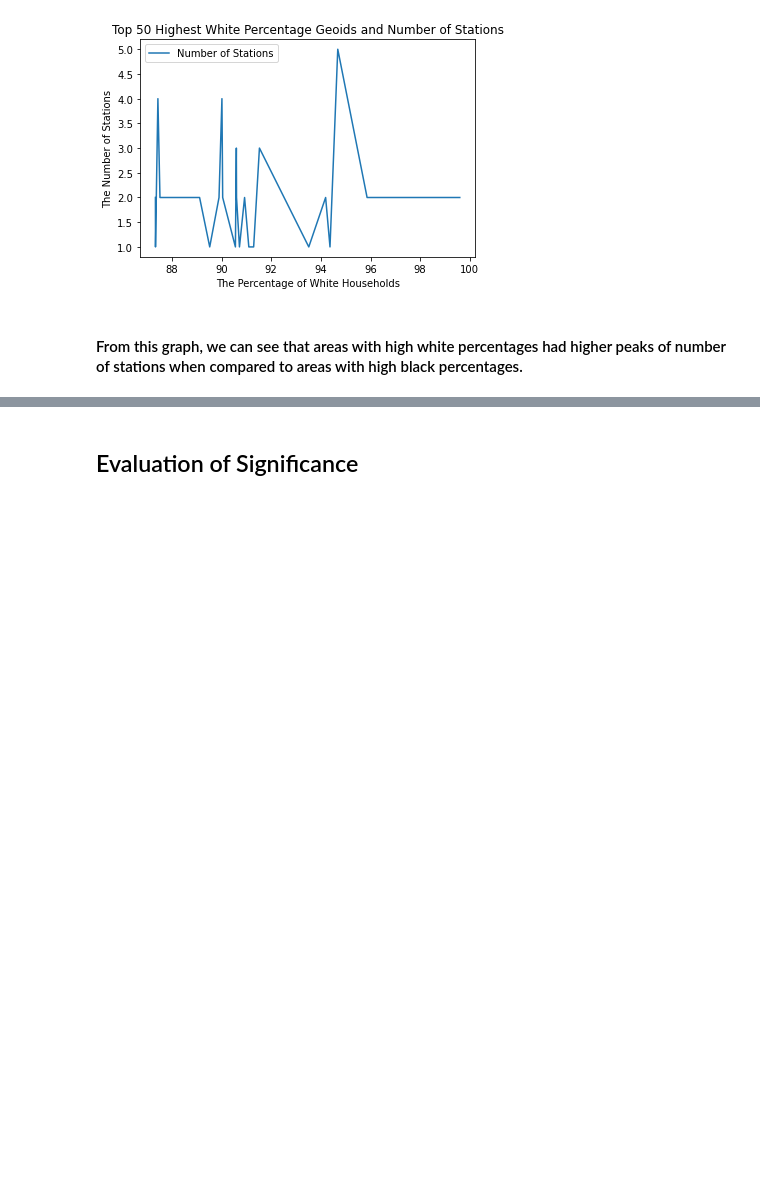
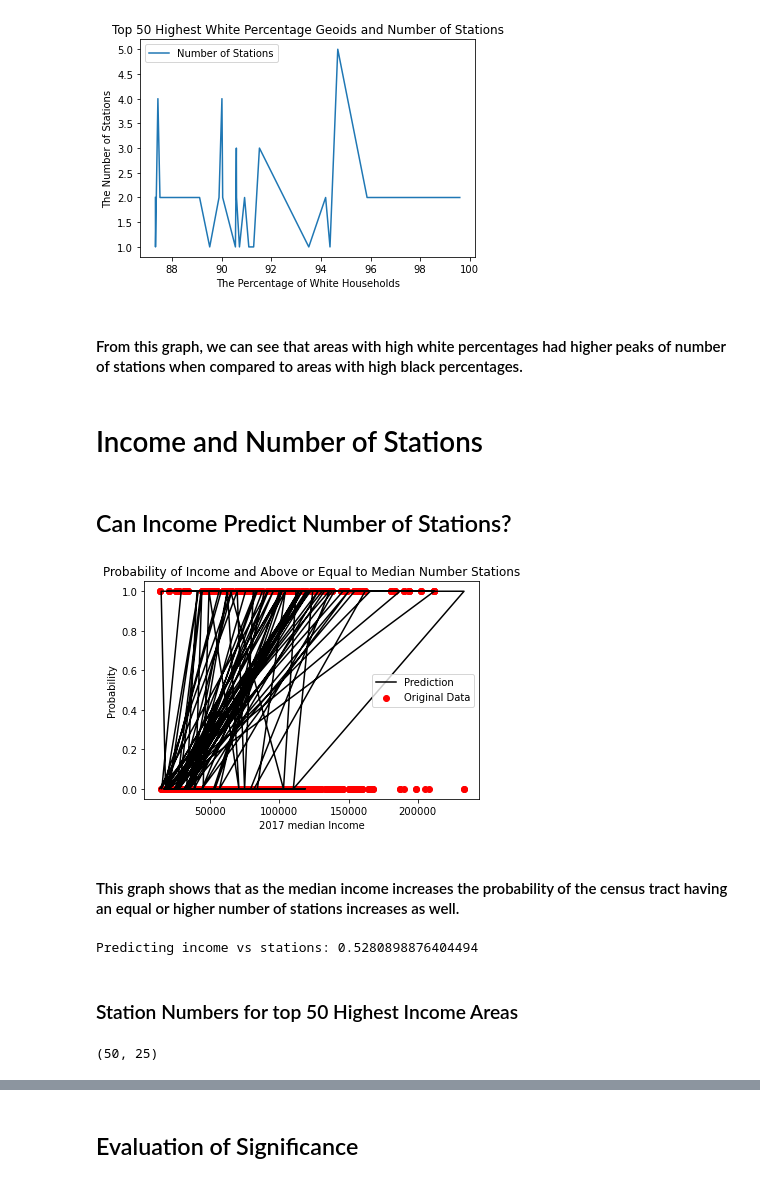
Before and after one commit to shljessie/INFO-2950, a Jupyter notebook: project_phase_submissions/phase4.ipynb, the cells around one changed output, grey strips where cells are left out. Drawn from its saved outputs; the diff is of its cells as text; code cells hidden in the pictures; blank space fills up the shorter version.

Commit message:
updated income analyses

```diff
--- a/project_phase_submissions/phase4.ipynb
+++ b/project_phase_submissions/phase4.ipynb
@@ -693,7 +685,7 @@ st_df = pd.read_csv('../citibike-nyc/data/citibike_stations_geoid_final.csv')
 # %%
 race_df = pd.read_csv('../citibike-nyc/data/race_and_income_final.csv')
 # %%
-cmbnd = (st_df.set_index('geoid')).join((race_df.set_index('geoid')),how='inner')
+cmbnd = (race_df.set_index('geoid')).join((st_df.set_index('geoid')),how='inner')
 # %%
 cmbnd['geoid'] = cmbnd.index
 cmbnd.reset_index(drop=True,inplace=True)
@@ -1041,3 +963,35 @@ plt.show()
 [figure]
 # %% [markdown]
 #### From this graph, we can see that areas with high white percentages had higher peaks of number of stations when compared to areas with high black percentages.
+# %% [markdown]
+# Income and Number of Stations
+# %% [markdown]
+## Can Income Predict Number of Stations?
+# %%
+income_stations = LogisticRegression().fit(total_cmbnd[['2017 median income']],total_cmbnd['above_median_station'])
+income_predict_stations= income_stations.predict(total_cmbnd[['2017 median income']])
+plt.scatter(x = total_cmbnd['2017 median income'], y = total_cmbnd['above_median_station'], c = "red", label = "Original Data")
+plt.plot(total_cmbnd['2017 median income'],predict_num_stations_b, c = "black", label= "Prediction")
+plt.legend()
+plt.xlabel("2017 median Income")
+plt.ylabel("Probability")
+plt.title("Probability of Income and Above or Equal to Median Number Stations")
+plt.show()
+# %% [output]
+[figure, added]
+# %% [markdown]
+#### This graph shows that as the median income increases the probability of the census tract having an equal or higher number of stations increases as well.
+# %%
+print('Predicting income vs stations:',income_stations.score(total_cmbnd[['2017 median income']],total_cmbnd['above_median_station']))
+# %% [output]
+Predicting income vs stations: 0.5280898876404494
+# %% [markdown]
+### Station Numbers for top 50 Highest Income Areas
+# %%
+temp_top_income = total_cmbnd.sort_values(by ='2017 median income', ascending= False)
+temp_top_income = temp_top_income[:50]
+temp_top_income.reset_index()
+temp_top_income[:1]
+temp_top_income.shape
+# %% [output]
+(50, 25)
```
Also changed, not shown: parts of 30 cells of this notebook, 1 other file.
